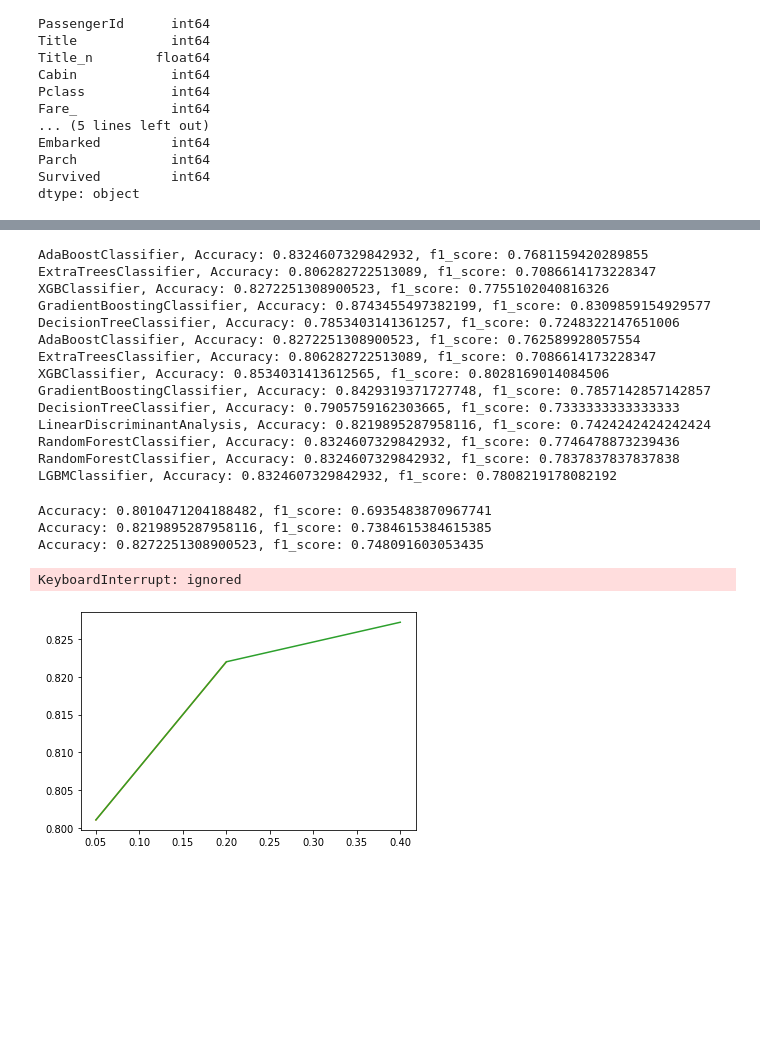
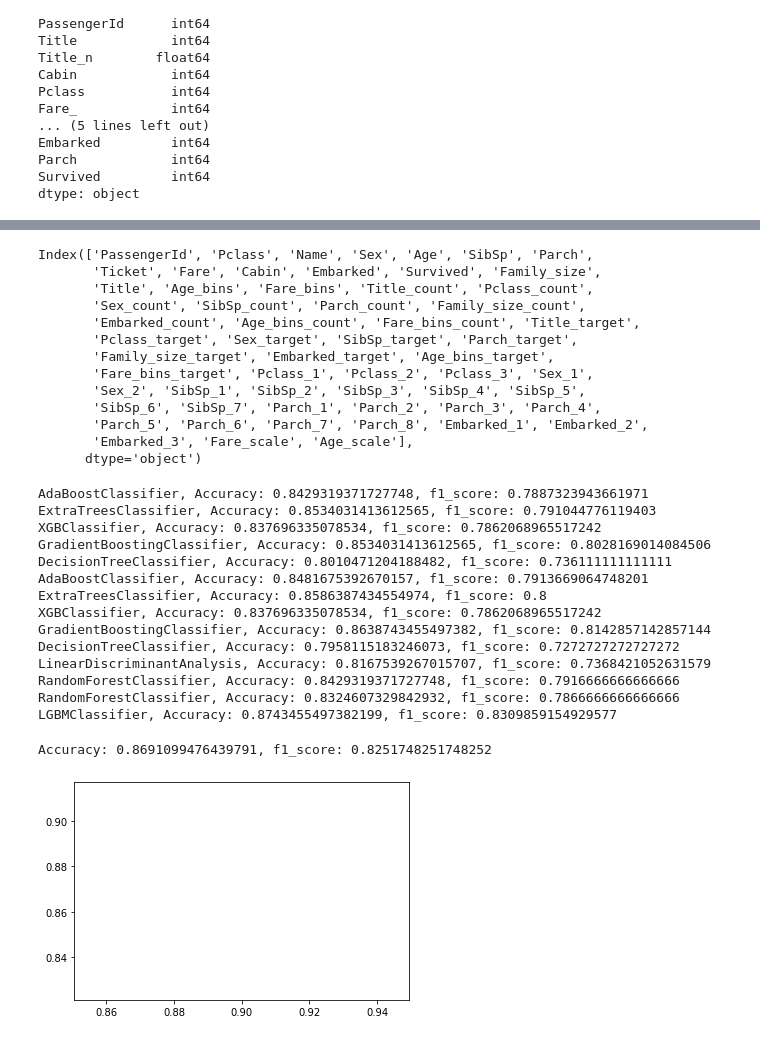
Before and after one commit to LeoFernanndes/notebooks, a Jupyter notebook: titanic_data_manipulation.ipynb, the cells around one changed output, grey strips where cells are left out. Saved outputs shown, nothing was run; the diff lists cells and outputs as text; code cells hidden in the pictures; blank space fills up the shorter version.

```diff
--- a/titanic_data_manipulation.ipynb
+++ b/titanic_data_manipulation.ipynb
@@ -53,6 +45,7 @@ dataframe['Fare'] = dataframe['Fare'].fillna(dataframe['Fare'].mean())
 dataframe['Age'] = dataframe['Age'].fillna(dataframe.groupby(by= ['Sex', 'Pclass'])['Age'].transform('mean'))
 dataframe['Cabin'] = dataframe['Cabin'].fillna('Missing')
 dataframe['Family_size'] = dataframe['Parch'] + dataframe['SibSp']
+dataframe['Title'] = [name.split(', ')[1].split('.')[0] for name in dataframe['Name']]
 
 def age_(x):
   if x < 21:
@@ -100,7 +113,7 @@ import category_encoders as ce
 from sklearn.preprocessing import scale
 
 
-categorical = ['Pclass', 'Sex', 'SibSp', 'Parch', 'Family_size', 'Embarked', 'Age_bins', 'Fare_bins']
+categorical = ['Title', 'Pclass', 'Sex', 'SibSp', 'Parch', 'Family_size', 'Embarked', 'Age_bins', 'Fare_bins']
 
 for feature in categorical:
   count = ce.CountEncoder()
@@ -225,8 +232,23 @@ ootb 0.8271428571428572
+# %%
+df.columns
+# %% [output]
+Index(['PassengerId', 'Pclass', 'Name', 'Sex', 'Age', 'SibSp', 'Parch',
+       'Ticket', 'Fare', 'Cabin', 'Embarked', 'Survived', 'Family_size',
+       'Title', 'Age_bins', 'Fare_bins', 'Title_count', 'Pclass_count',
+       'Sex_count', 'SibSp_count', 'Parch_count', 'Family_size_count',
+       'Embarked_count', 'Age_bins_count', 'Fare_bins_count', 'Title_target',
+       'Pclass_target', 'Sex_target', 'SibSp_target', 'Parch_target',
+       'Family_size_target', 'Embarked_target', 'Age_bins_target',
+       'Fare_bins_target', 'Pclass_1', 'Pclass_2', 'Pclass_3', 'Sex_1',
+       'Sex_2', 'SibSp_1', 'SibSp_2', 'SibSp_3', 'SibSp_4', 'SibSp_5',
+       'SibSp_6', 'SibSp_7', 'Parch_1', 'Parch_2', 'Parch_3', 'Parch_4',
+       'Parch_5', 'Parch_6', 'Parch_7', 'Parch_8', 'Embarked_1', 'Embarked_2',
+       'Embarked_3', 'Fare_scale', 'Age_scale'],
+      dtype='object')
 # %%
-colunas = ['Age_bins', 'Fare_bins', 'Pclass_count', 'Sex_count', 'Family_size_count', 'Embarked_count', 'Age_bins_count',
-       'Fare_bins_count', 'Family_size_target', 'Embarked_target',
-       'Age_bins_target', 'Fare_bins_target', 'Pclass_1', 'Pclass_2',
-       'Pclass_3', 'Sex_1', 'Sex_2', 'Fare_scale', 'Age_scale', 'Survived']
+# 'Fare_', 'Age_', 'Title_n', 'Pclass_', 'Family_', 'Cabin', 'Survived'
+
+colunas = ['Pclass_target', 'Sex_count', 'Fare_scale', 'Embarked_target', 'Family_size', 'Title', 'Age_scale', 'Survived']
 
 fe_train = fe.iloc[:891].copy()
 fe_test = fe.iloc[891:].copy()
@@ -257,26 +279,21 @@ for clf in classifiers:
 
   print('{}, Accuracy: {}, f1_score: {}'.format(model, accuracy_score_1, f1_score_1))
 # %% [output]
-AdaBoostClassifier, Accuracy: 0.8324607329842932, f1_score: 0.7681159420289855
-ExtraTreesClassifier, Accuracy: 0.806282722513089, f1_score: 0.7086614173228347
-XGBClassifier, Accuracy: 0.8272251308900523, f1_score: 0.7755102040816326
-GradientBoostingClassifier, Accuracy: 0.8743455497382199, f1_score: 0.8309859154929577
-DecisionTreeClassifier, Accuracy: 0.7853403141361257, f1_score: 0.7248322147651006
-AdaBoostClassifier, Accuracy: 0.8272251308900523, f1_score: 0.762589928057554
-ExtraTreesClassifier, Accuracy: 0.806282722513089, f1_score: 0.7086614173228347
-XGBClassifier, Accuracy: 0.8534031413612565, f1_score: 0.8028169014084506
-GradientBoostingClassifier, Accuracy: 0.8429319371727748, f1_score: 0.7857142857142857
-DecisionTreeClassifier, Accuracy: 0.7905759162303665, f1_score: 0.7333333333333333
-LinearDiscriminantAnalysis, Accuracy: 0.8219895287958116, f1_score: 0.7424242424242424
-RandomForestClassifier, Accuracy: 0.8324607329842932, f1_score: 0.7746478873239436
-RandomForestClassifier, Accuracy: 0.8324607329842932, f1_score: 0.7837837837837838
-LGBMClassifier, Accuracy: 0.8324607329842932, f1_score: 0.7808219178082192
+AdaBoostClassifier, Accuracy: 0.8429319371727748, f1_score: 0.7887323943661971
+ExtraTreesClassifier, Accuracy: 0.8534031413612565, f1_score: 0.791044776119403
+XGBClassifier, Accuracy: 0.837696335078534, f1_score: 0.7862068965517242
+GradientBoostingClassifier, Accuracy: 0.8534031413612565, f1_score: 0.8028169014084506
+DecisionTreeClassifier, Accuracy: 0.8010471204188482, f1_score: 0.736111111111111
+AdaBoostClassifier, Accuracy: 0.8481675392670157, f1_score: 0.7913669064748201
+ExtraTreesClassifier, Accuracy: 0.8586387434554974, f1_score: 0.8
+XGBClassifier, Accuracy: 0.837696335078534, f1_score: 0.7862068965517242
+GradientBoostingClassifier, Accuracy: 0.8638743455497382, f1_score: 0.8142857142857144
+DecisionTreeClassifier, Accuracy: 0.7958115183246073, f1_score: 0.7272727272727272
+LinearDiscriminantAnalysis, Accuracy: 0.8167539267015707, f1_score: 0.7368421052631579
+RandomForestClassifier, Accuracy: 0.8429319371727748, f1_score: 0.7916666666666666
+RandomForestClassifier, Accuracy: 0.8324607329842932, f1_score: 0.7866666666666666
+LGBMClassifier, Accuracy: 0.8743455497382199, f1_score: 0.8309859154929577
 # %%
-colunas = ['Age_bins', 'Fare_bins', 'Pclass_count', 'Sex_count', 'Family_size_count', 'Embarked_count', 'Age_bins_count',
-       'Fare_bins_count', 'Family_size_target', 'Embarked_target',
-       'Age_bins_target', 'Fare_bins_target', 'Pclass_1', 'Pclass_2',
-       'Pclass_3', 'Sex_1', 'Sex_2', 'Fare_scale', 'Age_scale', 'Survived']
-
 dataframe_stack_train = df.iloc[:700]
 dataframe_stack_test = df.iloc[700:891]
 dataframe_stack_classification = df.iloc[:891]
@@ -303,8 +320,11 @@ classifiers = [AdaBoostClassifier(n_estimators=500),
                RandomForestClassifier(n_estimators= 300),
                LGBMClassifier()]
 
+classifiers = [LGBMClassifier()]
+
 
 cv_splits = [0.05, 0.2, 0.4, 0.6, 0.8, 0.95]
+cv_splits = [0.90]
 
 x_axis = []
 y_axis = []
@@ -312,7 +332,7 @@ y_axis = []
 
 for split in cv_splits:
 
-  iterations = 2
+  iterations = 20
 
 
   # training stage
@@ -349,35 +369,32 @@ for split in cv_splits:
 
       x_train, x_test, y_train, y_test = train_test_split(dataframe_stack_classification[colunas[:-1]],
                                                           dataframe_stack_classification[colunas[-1]], train_size= split, random_state= None)
 
 
       clf.fit(x_train, y_train)
 
 
       clf_ = clf.predict(dataframe_stack_submit[colunas[:-1]])
       clf_dataframe_ = pd.DataFrame({n: clf_}, index= df_stack_submit.index)
       df_stack_submit = pd.concat([df_stack_submit, clf_dataframe_], axis= 1)
 
 
   mean_submission = df_stack_submit.mean(axis= 1)
   mode_submission = df_stack_submit.mode(axis= 1)[0]
 
 
   submission = list(mode_submission.map({0.0: 0, 1.0: 1}))
   envio = pd.DataFrame({'PassengerId': dataframe_stack_submit['PassengerId'],
                         'Survived': submission}).set_index(['PassengerId'])
 
   from google.colab import files
 
 
   envio.to_csv('titanic_submission_5.csv')
 
   print('Accuracy: {}, f1_score: {}'.format(accuracy_score_, f1_score_))
 
   plt.plot(x_axis, y_axis)
 # %% [output]
-Accuracy: 0.8010471204188482, f1_score: 0.6935483870967741
-Accuracy: 0.8219895287958116, f1_score: 0.7384615384615385
-Accuracy: 0.8272251308900523, f1_score: 0.748091603053435
+Accuracy: 0.8691099476439791, f1_score: 0.8251748251748252
-KeyboardInterrupt: ignored
-[figure, old version]
+[figure, new version]
```
Also changed, not shown: parts of 3 cells of this notebook.
